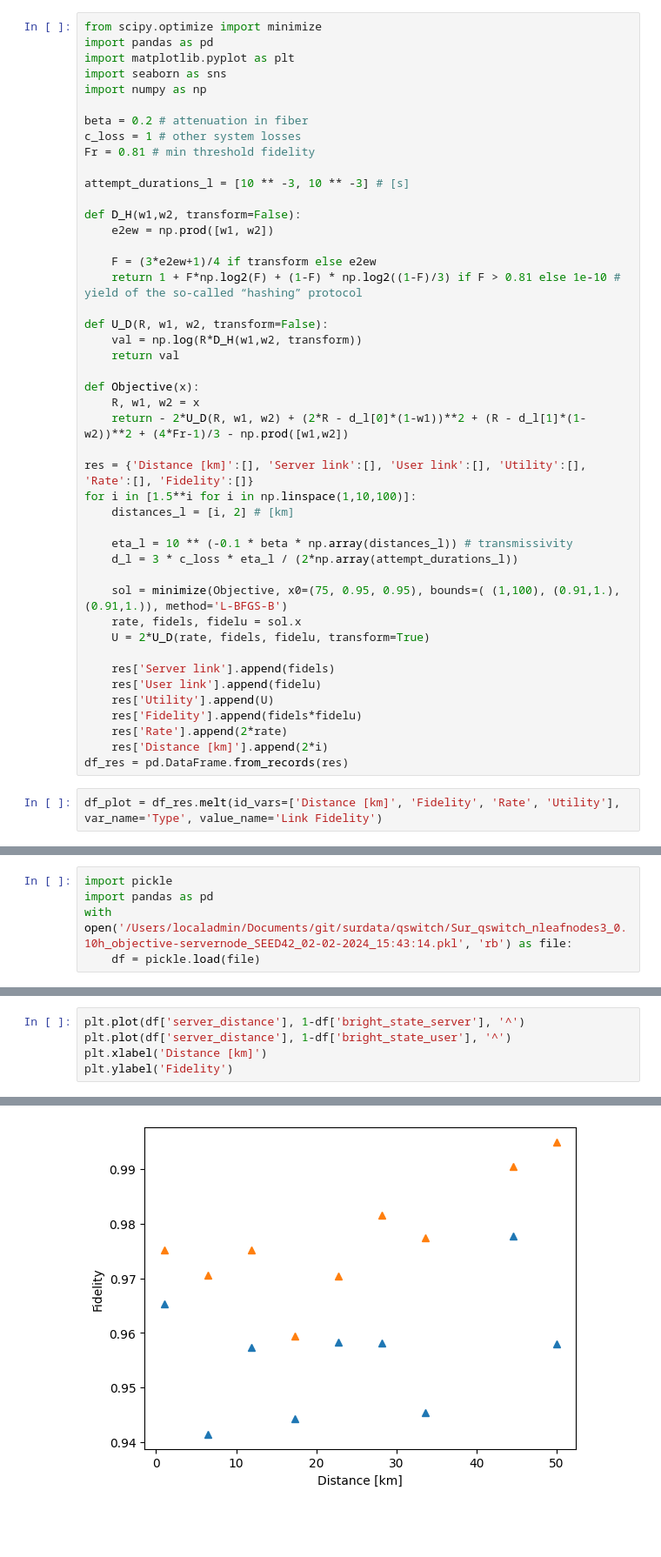
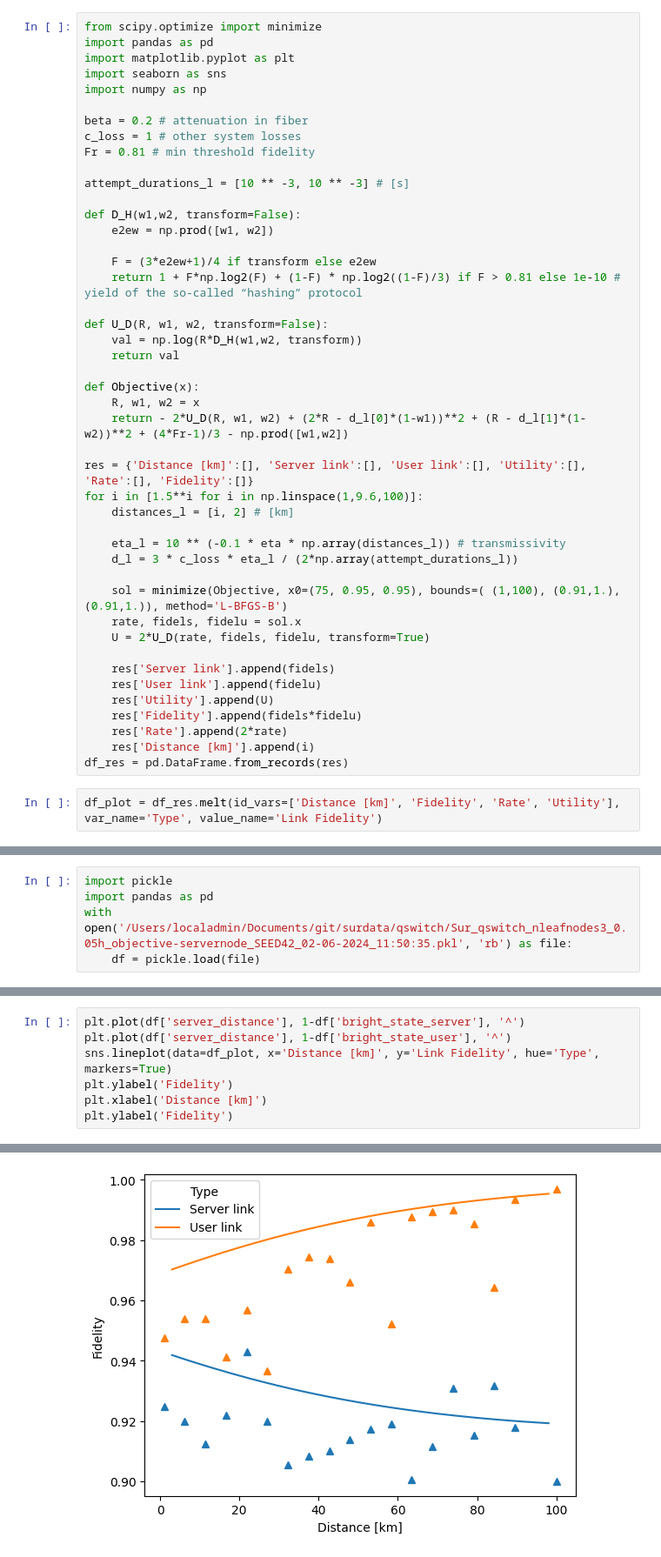
Before and after one commit to Luisenden/qnetsur, a Jupyter notebook: usecase_qswitch/sandbox.ipynb, the cells around one changed output, grey strips where cells are left out. Shown at 87% size. Cells and saved outputs as stored; diff of their text form; blank space fills up the shorter version.

Commit message:
updated usecase_qswitch

```diff
--- a/usecase_qswitch/sandbox.ipynb
+++ b/usecase_qswitch/sandbox.ipynb
@@ -112,10 +112,10 @@ def Objective(x):
     return - 2*U_D(R, w1, w2) + (2*R - d_l[0]*(1-w1))**2 + (R - d_l[1]*(1-w2))**2 + (4*Fr-1)/3 - np.prod([w1,w2])
 
 res = {'Distance [km]':[], 'Server link':[], 'User link':[], 'Utility':[], 'Rate':[], 'Fidelity':[]}
-for i in [1.5**i for i in np.linspace(1,10,100)]:
+for i in [1.5**i for i in np.linspace(1,9.6,100)]:
     distances_l = [i, 2] # [km]
 
-    eta_l = 10 ** (-0.1 * beta * np.array(distances_l)) # transmissivity
+    eta_l = 10 ** (-0.1 * eta * np.array(distances_l)) # transmissivity
     d_l = 3 * c_loss * eta_l / (2*np.array(attempt_durations_l))
 
     sol = minimize(Objective, x0=(75, 0.95, 0.95), bounds=( (1,100), (0.91,1.), (0.91,1.)), method='L-BFGS-B')
@@ -127,7 +127,7 @@ for i in [1.5**i for i in np.linspace(1,10,100)]:
     res['Utility'].append(U)
     res['Fidelity'].append(fidels*fidelu)
     res['Rate'].append(2*rate)
-    res['Distance [km]'].append(2*i)
+    res['Distance [km]'].append(i)
 df_res = pd.DataFrame.from_records(res)
 # %%
 df_plot = df_res.melt(id_vars=['Distance [km]', 'Fidelity', 'Rate', 'Utility'], var_name='Type', value_name='Link Fidelity')
@@ -156,7 +156,7 @@ sns.lineplot(data=df_res, x='Distance [km]', y='Rate', markers=True)
 # %%
 import pickle
 import pandas as pd
-with open('/Users/localadmin/Documents/git/surdata/qswitch/Sur_qswitch_nleafnodes3_0.10h_objective-servernode_SEED42_02-02-2024_15:43:14.pkl', 'rb') as file:
+with open('/Users/localadmin/Documents/git/surdata/qswitch/Sur_qswitch_nleafnodes3_0.05h_objective-servernode_SEED42_02-06-2024_11:50:35.pkl', 'rb') as file:
     df = pickle.load(file)
 # %%
 plt.errorbar(df['server_distance'], df['Utility'],df['Utility_std'])
@@ -169,11 +169,13 @@ Text(0.5, 0, 'Distance [km]')
 # %%
 plt.plot(df['server_distance'], 1-df['bright_state_server'], '^')
 plt.plot(df['server_distance'], 1-df['bright_state_user'], '^')
+sns.lineplot(data=df_plot, x='Distance [km]', y='Link Fidelity', hue='Type', markers=True)
+plt.ylabel('Fidelity')
 plt.xlabel('Distance [km]')
 plt.ylabel('Fidelity')
 # %% [output]
 Text(0, 0.5, 'Fidelity')
-[figure, old version]
+[figure, new version]
 # %%
 plt.plot(df['server_distance'], df['Rate'], '^' )
 plt.xlabel('Distance [km]')
```
Also changed, not shown: parts of 7 cells of this notebook, 13 other files.
